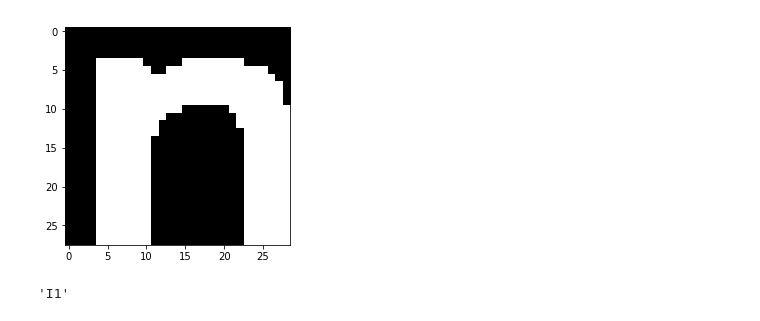
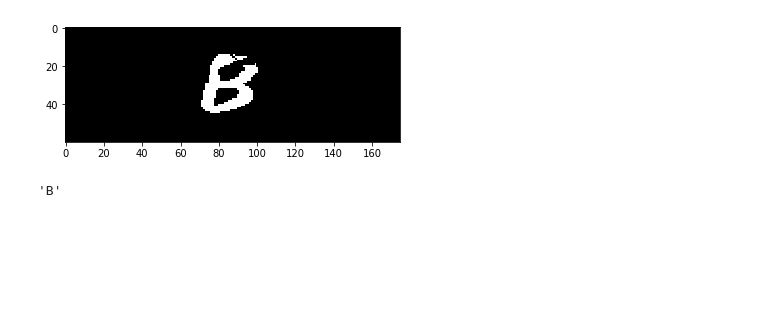
Before and after one commit to Vdimir/captcha-cv-lab, a Jupyter notebook: cap.ipynb, the cells around one changed output. Saved outputs shown, nothing was run; the diff lists cells and outputs as text; code cells hidden in the pictures; blank space fills up the shorter version.

Commit message:
improve, recognize

```diff
--- a/cap.ipynb
+++ b/cap.ipynb
@@ -54,21 +54,19 @@ def filter_comp_count(img):
 # %%
-i += 1
-(fname,img) = load_random_img(i)
+(fname,img) = load_random_img()
 print(fname)
 clusters = map(caplib.simple_bin, clusterize(img))
 clusters = filter(filter_comp_count, clusters)
-clusters = filter(filter_light_weighted, clusters)
-clusters = filter(filter_min_width, clusters)
-clusters = filter(filter_max_width, clusters)
+clusters = filter(non_zero_seq, clusters)
 clusters = list(clusters)
 
-# show(clusters)
-res = []
 for c in clusters:
-    (x,c) = caplib.crop_erode(c)
-    res.append((x, caplib.recognize(c)))
-    # show(c)
-res = reduce(lambda a,x: a+x[1], sorted(res, key=lambda x: x[0]),'')
-show(img)
-print(res)
+    # c_m = morph(c)
+    show(c)
+    inter = try_collect_letters(c)
+
+    # show(c_m)
+    # plt.plot(caplib.get_hist(c_m))
+    # plt.show()
+    # print(caplib.fund_cont_subsec(caplib.get_hist(c_m)))
+    # print(cv2.connectedComponentsWithStats(c_m)[0])
 # %% [output]
@@ -78,8 +86,8 @@ print(res)
 # %%
 x = clusters[0]
-_,x = caplib.crop_erode(x)
+# _,x = caplib.crop_erode(x)
 show(x)
 caplib.recognize(x)
 # %% [output]
-[figure, old version]
+[figure, new version]
-'I1'
+'B'
```
Also changed, not shown: parts of 3 cells of this notebook, 1 other file.
